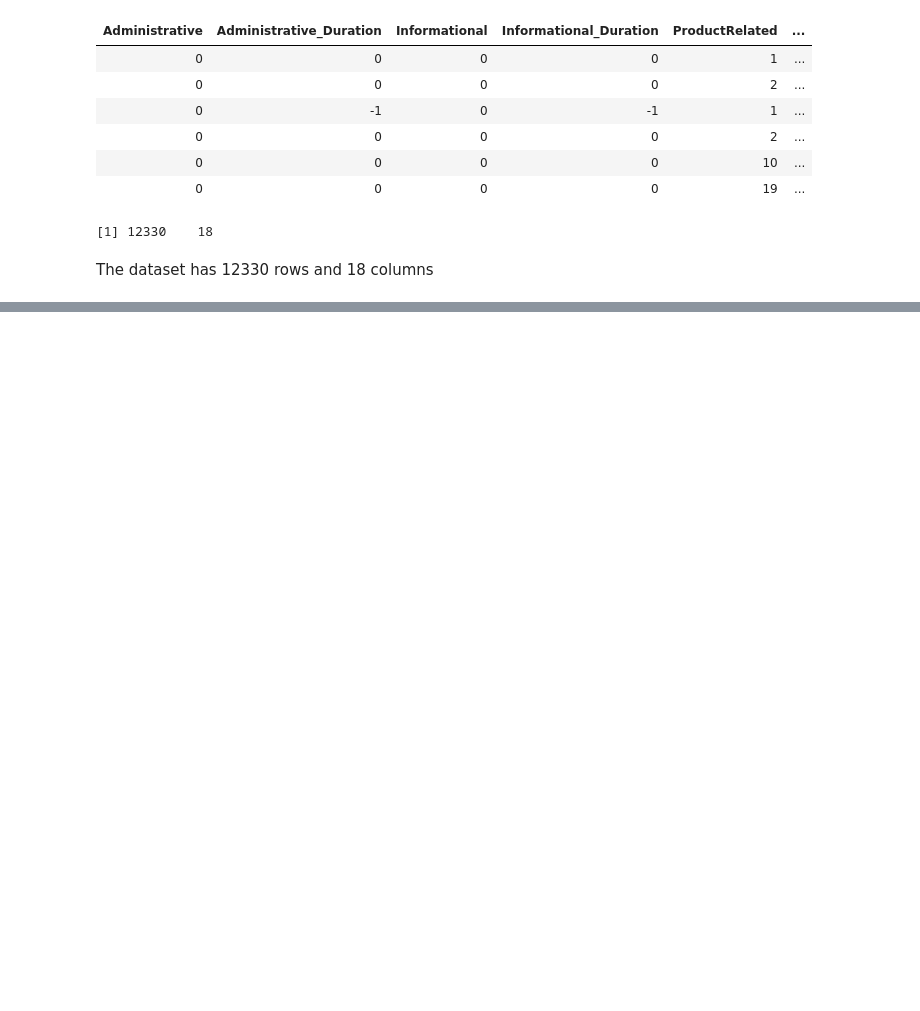
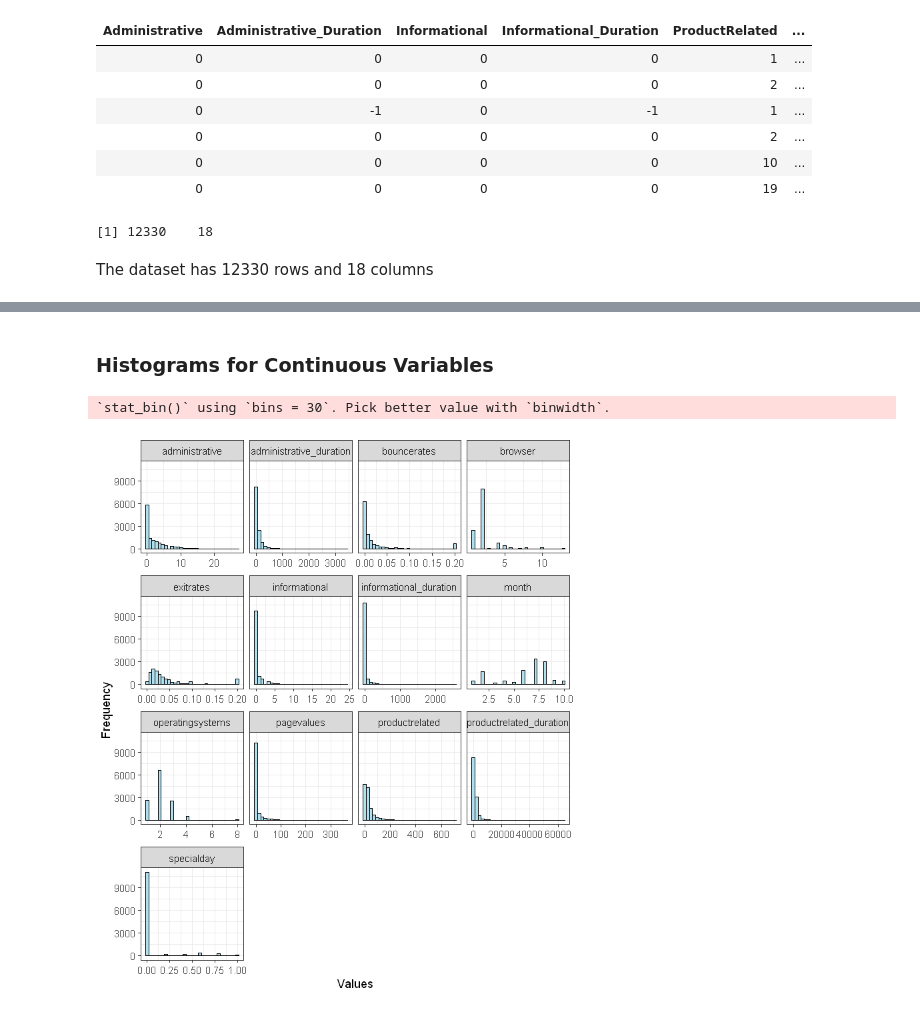
Before and after one commit to mwinzie/Customer-Behaviour, a Jupyter notebook: Customer Behaviour.ipynb, the cells around one changed output, grey strips where cells are left out. Saved outputs shown, nothing was run; the diff lists cells and outputs as text; code cells hidden in the pictures; blank space fills up the shorter version.

```diff
--- a/Customer Behaviour.ipynb
+++ b/Customer Behaviour.ipynb
@@ -18,0 +359,14 @@ The dataset has 12330 rows and 18 columns
+# %% [markdown]
+### Histograms for Continuous Variables
+# %%
+options(repr.plot.width = 6, repr.plot.height = 7)
+onlin %>%
+  gather(attributes, value, 1:13) %>%
+  ggplot(aes(x = value)) +
+  geom_histogram(fill = 'lightblue2', color = 'black') +
+  facet_wrap(~attributes, scales = 'free_x') +
+  labs(x="Values", y="Frequency") +
+  theme_bw()
+# %% [output]
+`stat_bin()` using `bins = 30`. Pick better value with `binwidth`.
+[figure, added]
```
Also changed, not shown: parts of 88 cells of this notebook.
